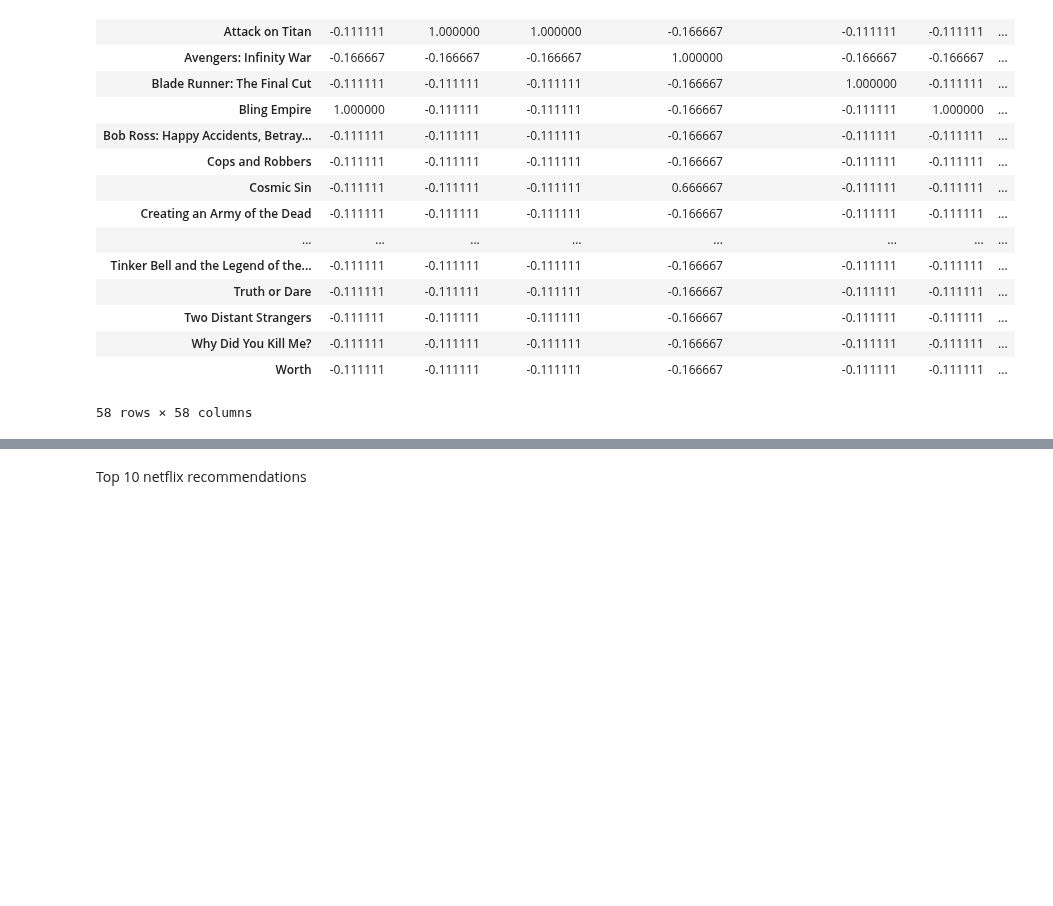
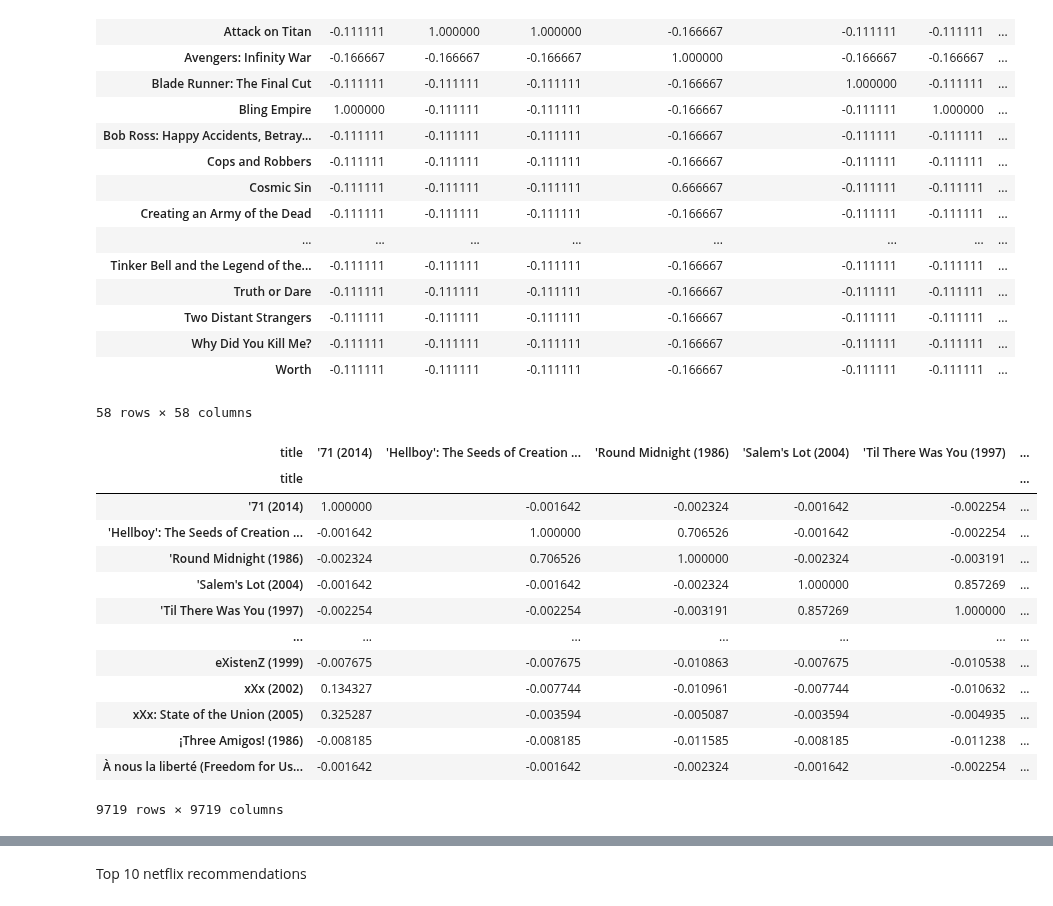
Before and after one commit to erictan23/RecommenderSystem, a Jupyter notebook: Collaborative Filtering.ipynb, the cells around one changed output, grey strips where cells are left out. Drawn from its saved outputs; the diff is of its cells as text; code cells hidden in the pictures; blank space fills up the shorter version.

```diff
--- a/Collaborative Filtering.ipynb
+++ b/Collaborative Filtering.ipynb
@@ -688,3 +752,8 @@ Trainspotting
 ratings = pd.read_csv("userDatas.csv")
 netflixData = pd.read_csv("netflix_titles.csv")
 ratings = ratings.merge(netflixData)
+
+movieLen = pd.read_csv("movies.csv")
+mRatings = pd.read_csv("ratings.csv")
+mRatings = mRatings.merge(movieLen)
+mRatings
@@ -711,0 +781,3 @@ ratings.head(61)
+# %%
+mRatings = mRatings[['userId', 'movieId', 'rating', 'title', 'genres']]
+mRatings
@@ -733,3 +819,7 @@ After:  (10, 58)
 | u8 | 2.0 | 0.0 | 0.0 | 0.0 | 0.0 | 3.0 | ... |
 | u9 | 0.0 | 0.0 | 0.0 | 0.0 | 0.0 | 0.0 | ... |
 10 rows × 58 columns
+# %%
+userMRatings = mRatings.pivot_table(index=['userId'], columns=['title'], values='rating')
+userMRatings.fillna(0, inplace=True)
+userMRatings.head(10)
@@ -778,0 +900,6 @@ array([[ 1.        , -0.11111111, -0.11111111, ..., -0.11111111,
+# %%
+df_tempM = userMRatings
+df_stdM = df_tempM.apply(standardize)
+
+user_Msimilarity = cosine_similarity(df_stdM.T)
+user_Msimilarity
@@ -817,4 +958,22 @@ user_similarity_df
 | Why Did You Kill Me? | -0.111111 | -0.111111 | -0.111111 | -0.166667 | -0.111111 | -0.111111 | ... |
 | Worth | -0.111111 | -0.111111 | -0.111111 | -0.166667 | -0.111111 | -0.111111 | ... |
 58 rows × 58 columns
+# %%
+user_Msimilarity_df = pd.DataFrame(user_Msimilarity,index=userMRatings.columns,columns=userMRatings.columns)
+user_Msimilarity_df
+# %% [output]
+| title | '71 (2014) | 'Hellboy': The Seeds of Creation ... | 'Round Midnight (1986) | 'Salem's Lot (2004) | 'Til There Was You (1997) | ... |
+| title |  |  |  |  |  | ... |
+| '71 (2014) | 1.000000 | -0.001642 | -0.002324 | -0.001642 | -0.002254 | ... |
+| 'Hellboy': The Seeds of Creation ... | -0.001642 | 1.000000 | 0.706526 | -0.001642 | -0.002254 | ... |
+| 'Round Midnight (1986) | -0.002324 | 0.706526 | 1.000000 | -0.002324 | -0.003191 | ... |
+| 'Salem's Lot (2004) | -0.001642 | -0.001642 | -0.002324 | 1.000000 | 0.857269 | ... |
+| 'Til There Was You (1997) | -0.002254 | -0.002254 | -0.003191 | 0.857269 | 1.000000 | ... |
+| ... | ... | ... | ... | ... | ... | ... |
+| eXistenZ (1999) | -0.007675 | -0.007675 | -0.010863 | -0.007675 | -0.010538 | ... |
+| xXx (2002) | 0.134327 | -0.007744 | -0.010961 | -0.007744 | -0.010632 | ... |
+| xXx: State of the Union (2005) | 0.325287 | -0.003594 | -0.005087 | -0.003594 | -0.004935 | ... |
+| ¡Three Amigos! (1986) | -0.008185 | -0.008185 | -0.011585 | -0.008185 | -0.011238 | ... |
+| À nous la liberté (Freedom for Us... | -0.001642 | -0.001642 | -0.002324 | -0.001642 | -0.002254 | ... |
+9719 rows × 9719 columns
 # %%
```
Also changed, not shown: parts of 37 cells of this notebook.
